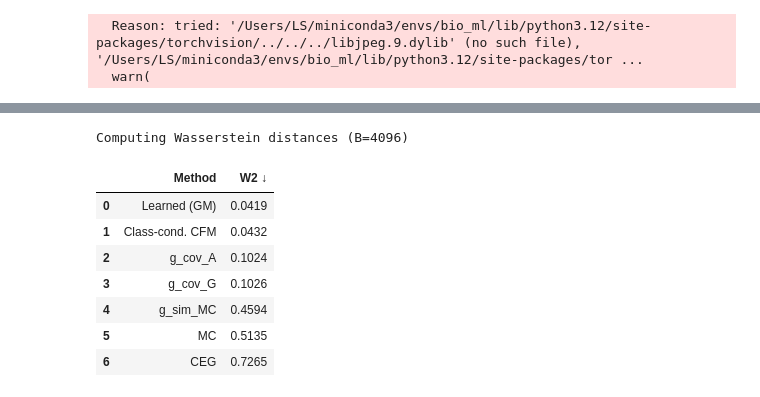
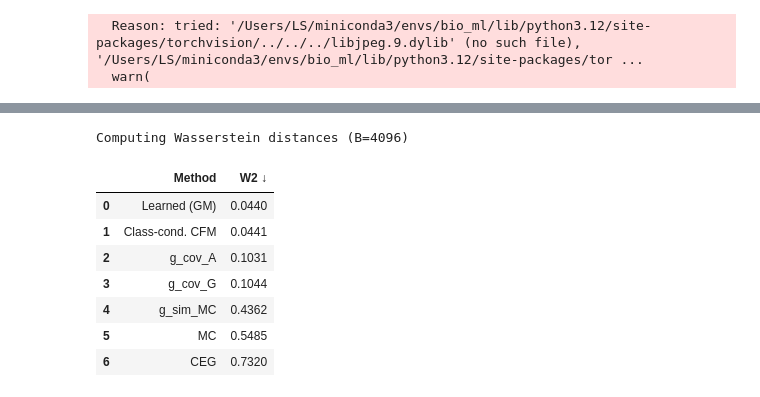
Before and after one commit to scherblu/Guided-Flow-Matching-for-CellOT, a Jupyter notebook: synthetic/notebooks/fig_compare_to_class-cond_CFM.ipynb, the cells around one changed output, grey strips where cells are left out. Drawn from its saved outputs; the diff is of its cells as text; code cells hidden in the pictures.

```diff
--- a/synthetic/notebooks/fig_compare_to_class-cond_CFM.ipynb
+++ b/synthetic/notebooks/fig_compare_to_class-cond_CFM.ipynb
@@ -595,0 +635,9 @@ plt.show()
+# %%
+dist_pairs = [
+    ('circle', 's_curve'),
+    ('uniform', '8gaussian'),
+    ('8gaussian', 'moon')
+]
+fig, all_results = run_and_plot_comparisons(dist_pairs)
+fig.savefig('toy_with_cc_baseline_fixed.png', dpi=100, bbox_inches='tight', pad_inches=0)
+plt.show()
@@ -649,21 +721,14 @@ import pandas as pd
 import torch
 
 EVAL_B = 4096
-device = cfg_row2.ode_cfg.device
+# Retrieve device from one of the configurations
+u_8g = ('uniform', '8gaussian')
+results_u_8g = all_results[u_8g]
+device = results_u_8g['mc'][1].ode_cfg.device
 
 print(f"Computing Wasserstein distances (B={EVAL_B})")
 
-
-# ------------------------------------------------------------
-# Ground-truth guided target:
-#
-# p*(x) = p(x) exp(-J(x)) / Z
-#
-# sample_x1_frompeJ already performs sampling from this
-# distribution via rejection / importance sampling.
-# ------------------------------------------------------------
-
-x1_dist = get_distribution(cfg_row2.dist_pair[1])
+x1_dist = get_distribution(u_8g[1])
 
 x1_true = sample_x1_frompeJ(
     x1_dist.sample,
@@ -672,11 +737,7 @@ x1_true = sample_x1_frompeJ(
     B=EVAL_B,
 )
 
-
-# ------------------------------------------------------------
 # Generated samples
-# ------------------------------------------------------------
-
 generated = {
     "CEG": traj_ceg_large[0][-1],
     "g_sim_MC": traj_g_sim_MC_large[0][-1],
@@ -684,9 +745,15 @@ generated = {
     "g_cov_G": traj_g_cov_g_large[0][-1],
     "MC": traj_mc_large[0][-1],
     "Learned (GM)": traj_gm_large[0][-1],
-    "Class-cond. CFM": traj_cc_cfm[-1],
 }
 
+# Add Class-cond. CFM if it was computed
+if results_u_8g['cc'][0] is not None:
+    traj_cc_sampled = results_u_8g['cc'][0][-1]
+    if traj_cc_sampled.shape[0] >= EVAL_B:
+        generated["Class-cond. CFM"] = traj_cc_sampled[:EVAL_B]
+    else:
+        generated["Class-cond. CFM"] = traj_cc_sampled
 
 # ------------------------------------------------------------
 # Wasserstein evaluation
@@ -695,40 +762,39 @@ generated = {
 results = []
 
 with torch.no_grad():
     for name, x_gen in generated.items():
 
         score = w2(
-            x_gen.detach(),
-            x1_true.detach(),
+            x_gen.detach()[:EVAL_B],
+            x1_true.detach()[:EVAL_B],
         )
 
         if torch.is_tensor(score):
             score = score.item()
 
         results.append(
             {
                 "Method": name,
                 "W2 ↓": score,
             }
         )
 
-
 df_metrics = (
     pd.DataFrame(results)
     .sort_values("W2 ↓")
     .reset_index(drop=True)
 )
 
 df_metrics["W2 ↓"] = df_metrics["W2 ↓"].map("{:.4f}".format)
 
 display(df_metrics)
 # %% [output]
 Computing Wasserstein distances (B=4096)
 |  | Method | W2 ↓ |
-| 0 | Learned (GM) | 0.0419 |
-| 1 | Class-cond. CFM | 0.0432 |
-| 2 | g_cov_A | 0.1024 |
-| 3 | g_cov_G | 0.1026 |
-| 4 | g_sim_MC | 0.4594 |
-| 5 | MC | 0.5135 |
-| 6 | CEG | 0.7265 |
+| 0 | Learned (GM) | 0.0440 |
+| 1 | Class-cond. CFM | 0.0441 |
+| 2 | g_cov_A | 0.1031 |
+| 3 | g_cov_G | 0.1044 |
+| 4 | g_sim_MC | 0.4362 |
+| 5 | MC | 0.5485 |
+| 6 | CEG | 0.7320 |
```
Also changed, not shown: parts of 13 cells of this notebook, 1 other file.
